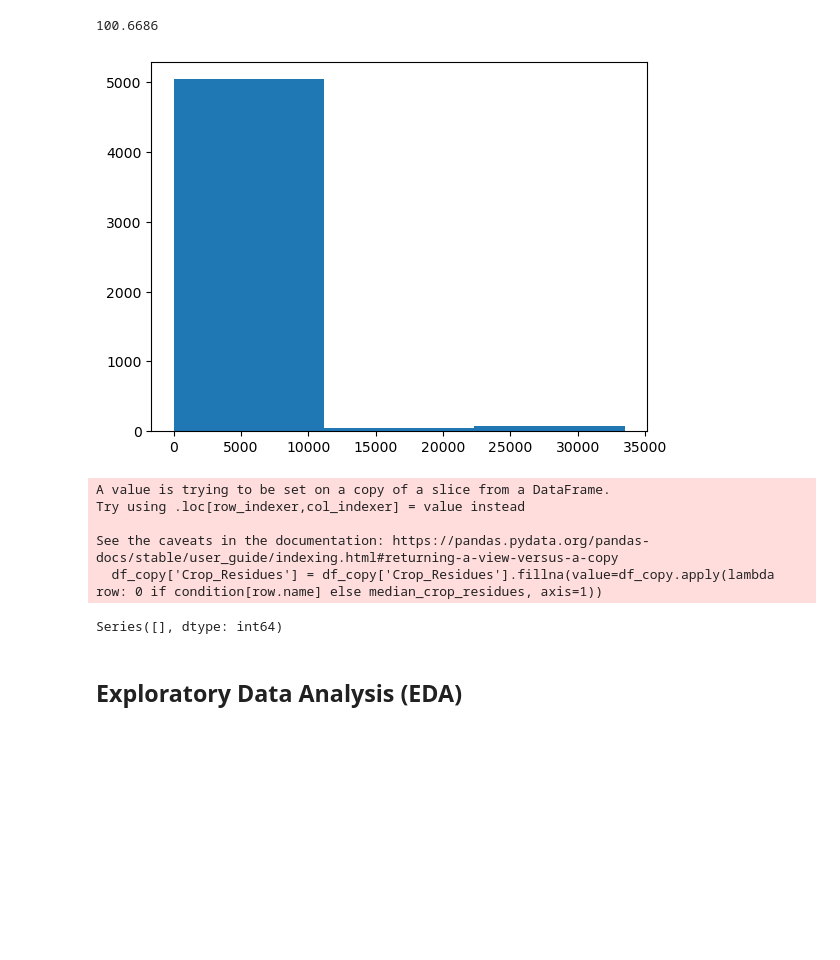
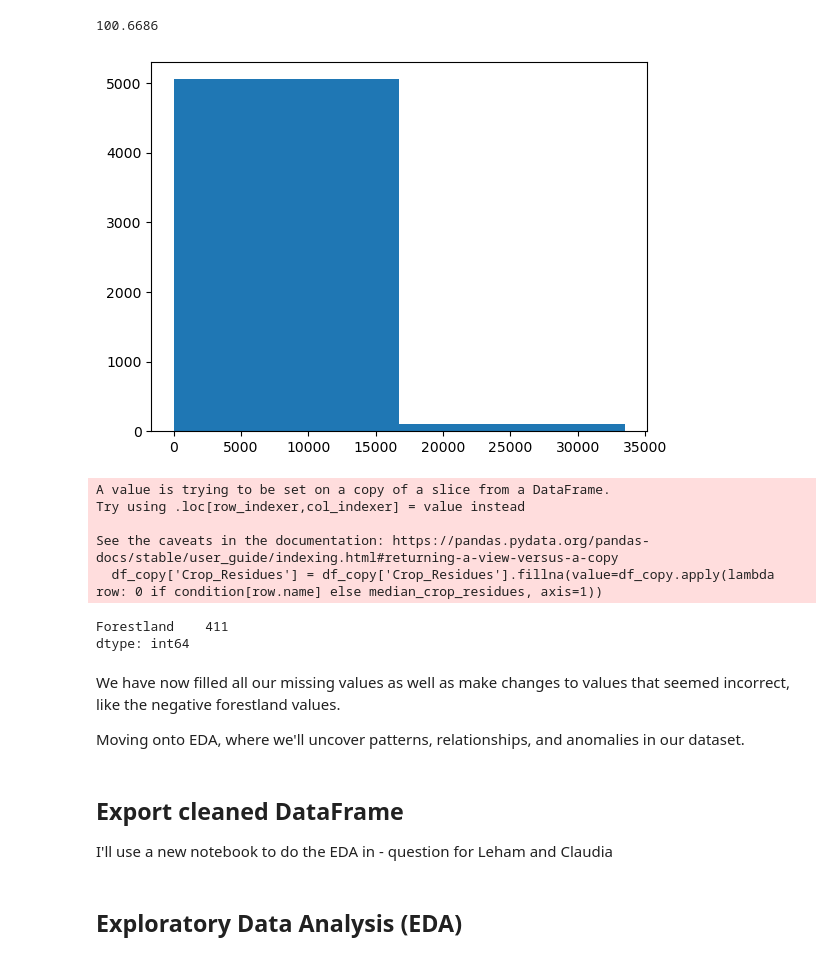
Before and after one commit to XylonD/2401PTDS_Regression_Project_Xylon, a Jupyter notebook: Analysis - Impact of agri activities on carbon emissions.ipynb, the cells around one changed output. Saved outputs shown, nothing was run; the diff lists cells and outputs as text; code cells hidden in the pictures; blank space fills up the shorter version.

```diff
--- a/Analysis - Impact of agri activities on carbon emissions.ipynb
+++ b/Analysis - Impact of agri activities on carbon emissions.ipynb
@@ -213,5 +222,8 @@ df_copy[df_copy['Fires_in_humid_tropical_forests'].isna()].head()
 # %% [markdown]
 Liechtenstein is situated in Europe and does not have tropical forests. We can say that the data is not missing at random. We will inpute these missing values with 0
+# %%
+#impute 0 for missing valus
+df_copy[df_copy['Country'] == 'Liechtenstein'] = df_copy[df_copy['Country'] == 'Liechtenstein'].fillna(0)
 # %%
 df_copy[df_copy['Country'] == 'Liechtenstein'].head()
 # %% [output]
@@ -654,10 +669,10 @@ df_copy['Crop_Residues'].median()
 # %% [output]
 100.6686
 # %%
-plt.hist(x=df_copy['Crop_Residues'], bins=3)
+plt.hist(x=df_copy['Crop_Residues'], bins=2)
 plt.show()
 # %% [output]
-[figure, old version]
+[figure, new version]
 # %%
 #variable to hold median crop residues
 median_crop_residues = df_copy['Crop_Residues'].median()
@@ -677,4 +692,5 @@ See the caveats in the documentation: https://pandas.pydata.org/pandas-docs/stab
 missing_data = df_copy.isnull().sum()
 print(missing_data[missing_data > 0])
 # %% [output]
-Series([], dtype: int64)
+Forestland    411
+dtype: int64
@@ -681,2 +701,9 @@ Series([], dtype: int64)
+# %% [markdown]
+We have now filled all our missing values as well as make changes to values that seemed incorrect, like the negative forestland values.
+
+Moving onto EDA, where we'll uncover patterns, relationships, and anomalies in our dataset.
+# %% [markdown]
+## Export cleaned DataFrame
+I'll use a new notebook to do the EDA in - question for Leham and Claudia
 # %% [markdown]
 ## Exploratory Data Analysis (EDA)
```
Also changed, not shown: parts of 44 cells of this notebook.
